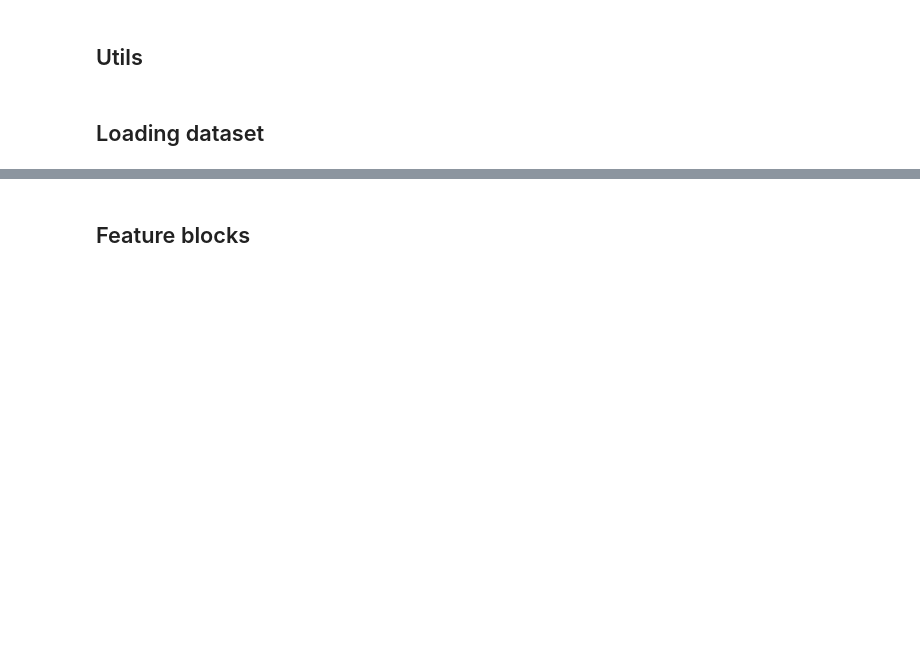
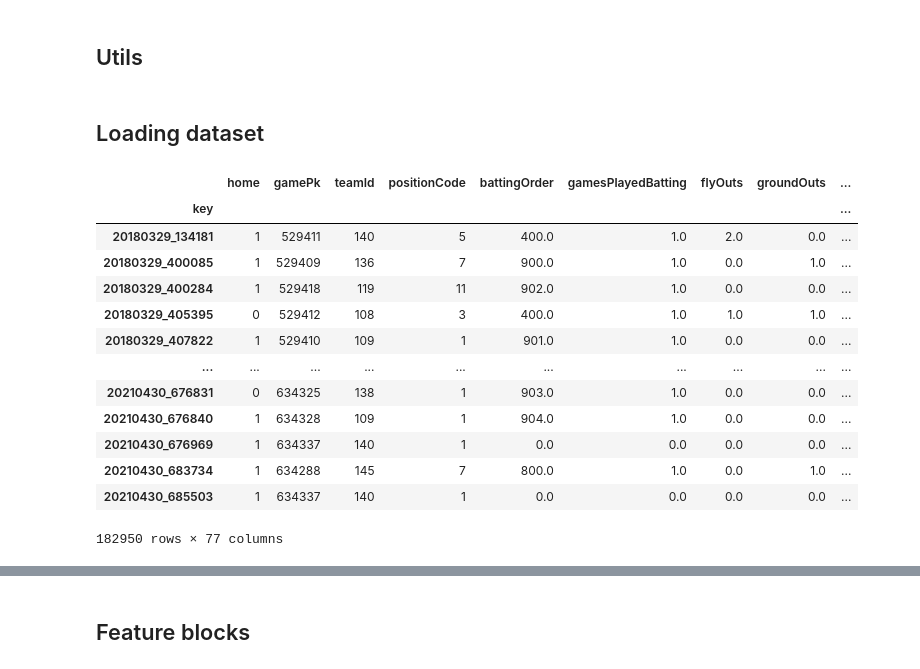
Before and after one commit to azupero/kaggle-MLB-Player-Digital-Engagement-Forecasting, a Jupyter notebook: notebook/nb017_lgb.ipynb, the cells around one changed output, grey strips where cells are left out. Cells and saved outputs as stored; diff of their text form; code cells hidden in the pictures; blank space fills up the shorter version.

```diff
--- a/notebook/nb017_lgb.ipynb
+++ b/notebook/nb017_lgb.ipynb
@@ -162,3 +162,25 @@ class MLBDataset(object):
         # self.train_next = self.train_next[self.train_next["playerId"].isin(target_playerids)].reset_index(drop=True)
 
 mlb_train_ds = MLBDataset(CFG.INPUT_DIR)
+# %%
+df = mlb_train_ds.train_next.copy()
+df["key"] = df["date"].astype(str) + "_" + df["playerId"].astype(str)
+agg_df = mlb_train_ds.train_scores.copy()
+agg_df["key"] = agg_df["date"].astype(str) + "_" + agg_df["playerId"].astype(str)
+agg_df = agg_df.groupby(["key"]).sum().drop(columns=["date", "playerId"])
+agg_df
+# %% [output]
+|  | home | gamePk | teamId | positionCode | battingOrder | gamesPlayedBatting | flyOuts | groundOuts | ... |
+| key |  |  |  |  |  |  |  |  | ... |
+| 20180329_134181 | 1 | 529411 | 140 | 5 | 400.0 | 1.0 | 2.0 | 0.0 | ... |
+| 20180329_400085 | 1 | 529409 | 136 | 7 | 900.0 | 1.0 | 0.0 | 1.0 | ... |
+| 20180329_400284 | 1 | 529418 | 119 | 11 | 902.0 | 1.0 | 0.0 | 0.0 | ... |
+| 20180329_405395 | 0 | 529412 | 108 | 3 | 400.0 | 1.0 | 1.0 | 1.0 | ... |
+| 20180329_407822 | 1 | 529410 | 109 | 1 | 901.0 | 1.0 | 0.0 | 0.0 | ... |
+| ... | ... | ... | ... | ... | ... | ... | ... | ... | ... |
+| 20210430_676831 | 0 | 634325 | 138 | 1 | 903.0 | 1.0 | 0.0 | 0.0 | ... |
+| 20210430_676840 | 1 | 634328 | 109 | 1 | 904.0 | 1.0 | 0.0 | 0.0 | ... |
+| 20210430_676969 | 1 | 634337 | 140 | 1 | 0.0 | 0.0 | 0.0 | 0.0 | ... |
+| 20210430_683734 | 1 | 634288 | 145 | 7 | 800.0 | 1.0 | 0.0 | 1.0 | ... |
+| 20210430_685503 | 1 | 634337 | 140 | 1 | 0.0 | 0.0 | 0.0 | 0.0 | ... |
+182950 rows × 77 columns
```
Also changed, not shown: parts of 3 cells of this notebook, 3 other files.
